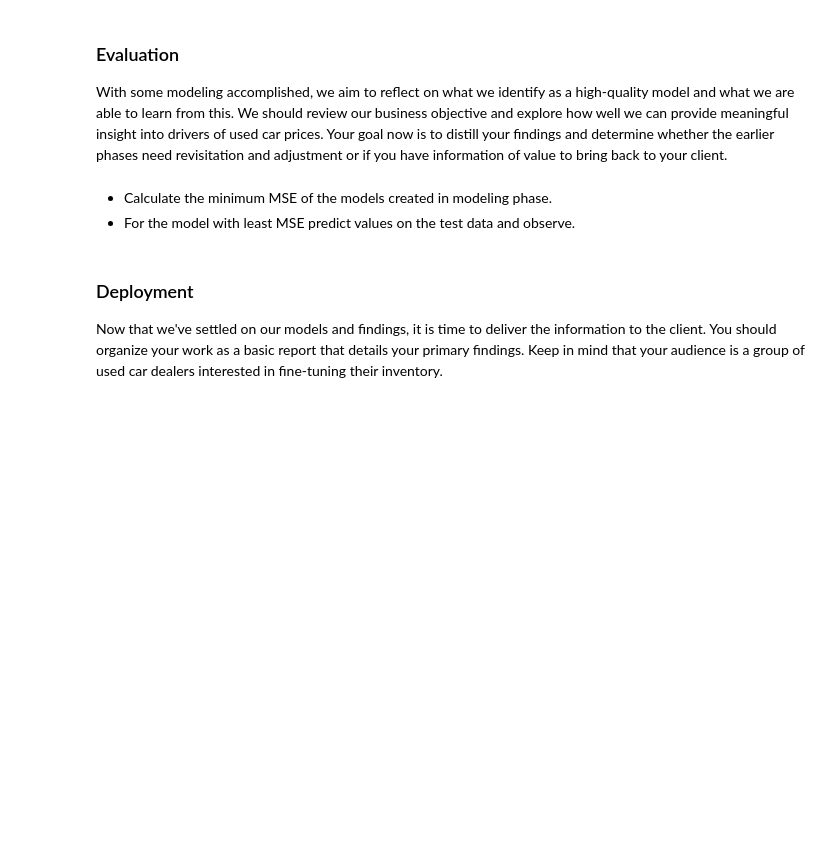
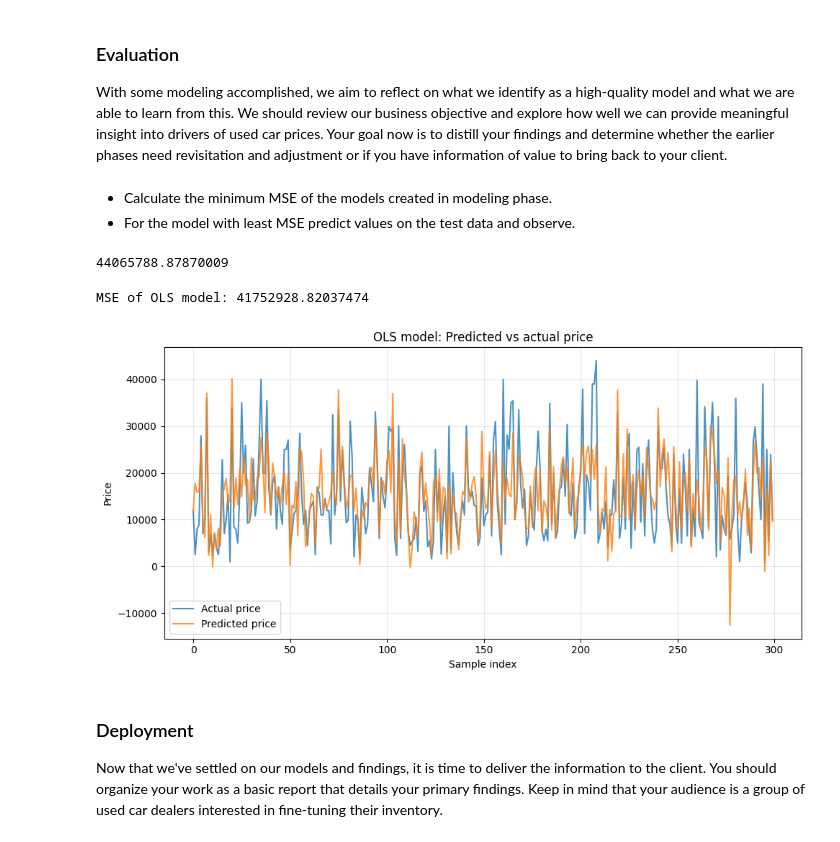
Before and after one commit to skavoori/practical-application-2, a Jupyter notebook: prompt_II.ipynb, the cells around one changed output. Cells and saved outputs as stored; diff of their text form; code cells hidden in the pictures; blank space fills up the shorter version.

```diff
--- a/prompt_II.ipynb
+++ b/prompt_II.ipynb
@@ -790,6 +804,44 @@ With some modeling accomplished, we aim to reflect on what we identify as a high
 # %% [markdown]
 - Calculate the minimum MSE of the models created in modeling phase.
 - For the model with least MSE predict values on the test data and observe.
+# %%
+X_reduced = X_train_4[selected_features]
+X_test_4_reduced = X_test_4[selected_features]
+lr = LinearRegression().fit(X_reduced, y_train_4)
+model_preds = lr.predict(X_test_4_reduced)
+mse = mean_squared_error(model_preds, y_test_4)
+
+# Answer check
+print(mse)
+# %% [output]
+44065788.87870009
+# %%
+ols_pipe = Pipeline([
+    ('poly_features', PolynomialFeatures(degree=2, include_bias=False)),
+    ('linreg', LinearRegression())
+])
+ols_pipe.fit(X_reduced, y_train_4)
+ols_preds = ols_pipe.predict(X_test_4_reduced)
+ols_mse = mean_squared_error(y_test_4, ols_preds)
+print(f'MSE of OLS model: {ols_mse}')
+# %% [output]
+MSE of OLS model: 41752928.82037474
+# %%
+# Predicted vs actual price (line plot, first 300)
+y_actual = np.ravel(y_test_4)[:300]
+n = 300
+plt.figure(figsize=(10, 5))
+plt.plot(range(n), y_actual, label='Actual price', alpha=0.8)
+plt.plot(range(n), ols_preds[:300], label='Predicted price', alpha=0.8)
+plt.xlabel('Sample index')
+plt.ylabel('Price')
+plt.title('OLS model: Predicted vs actual price for 300 samples of the data')
+plt.legend()
+plt.grid(True, alpha=0.3)
+plt.tight_layout()
+plt.show()
+# %% [output]
+[figure, added]
 # %% [markdown]
 ### Deployment
 
```
Also changed, not shown: parts of 1 cell of this notebook, 1 other file.
